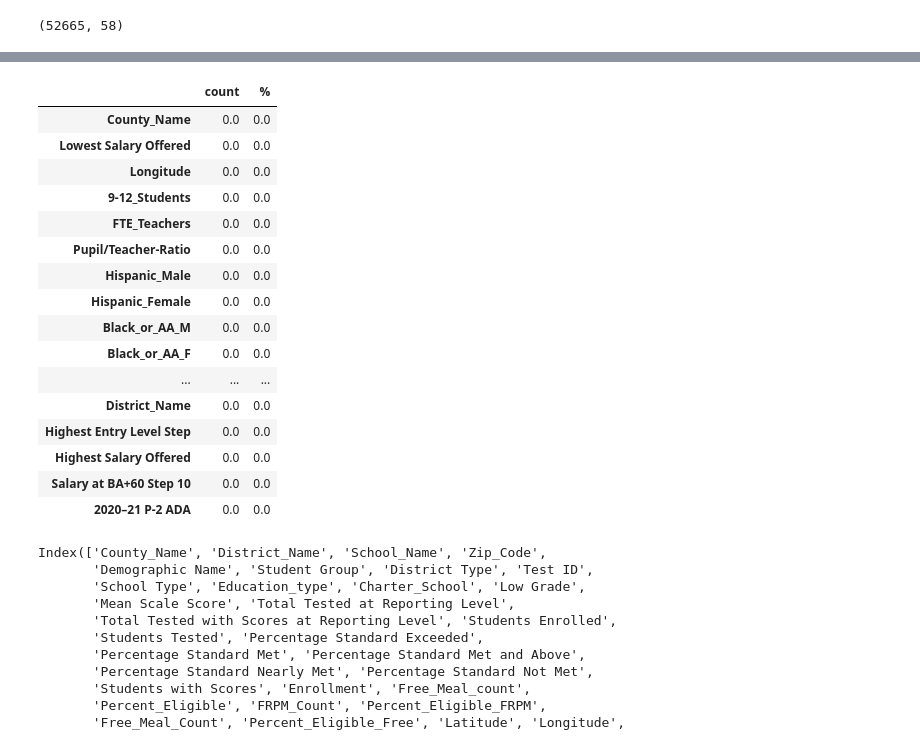
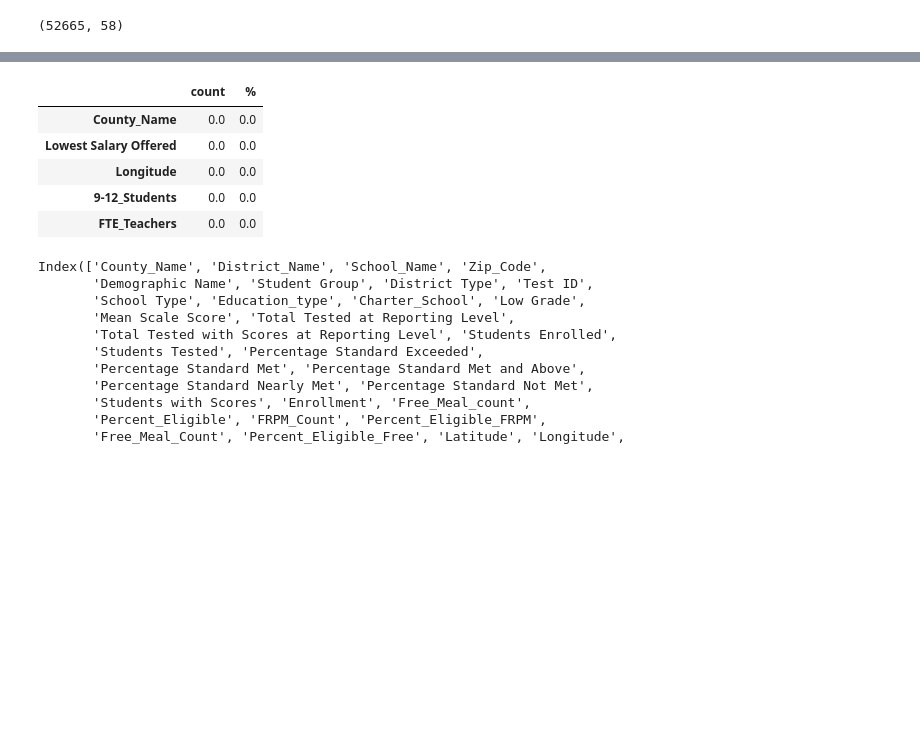
Before and after one commit to misterrustia/California_Testing_Analysis, a Jupyter notebook: notebooks/exploratory_data_analysis/Feature_selection_VIF.ipynb, the cells around one changed output, grey strips where cells are left out. Drawn from its saved outputs; the diff is of its cells as text; code cells hidden in the pictures; blank space fills up the shorter version.

```diff
--- a/notebooks/exploratory_data_analysis/Feature_selection_VIF.ipynb
+++ b/notebooks/exploratory_data_analysis/Feature_selection_VIF.ipynb
@@ -46,2 +30,4 @@ df[['Total_Students(No-AE)',
 # %%
-dfe= df[df['Grade']==11]
+## get only 11th grade scores
+dfe= df[df['Grade']==11].copy()
+dfe.shape
@@ -237,3 +159,41 @@ Name: Education_type, dtype: int64
+# %%
+model_df = dfe[[
+    # categorical features
+    'County_Name', 'District_Name', 'School_Name', 'Zip_Code',
+   'Demographic Name', 'Student Group','District Type','Test ID',
+       'School Type', 'Education_type', 'Charter_School',  'Low Grade',
+    # target y
+    'Mean Scale Score',
+    # continuous features
+    'Total Tested at Reporting Level',
+       'Total Tested with Scores at Reporting Level',
+               'Students Enrolled', 'Students Tested',
+       'Percentage Standard Exceeded', 'Percentage Standard Met',
+       'Percentage Standard Met and Above', 'Percentage Standard Nearly Met',
+       'Percentage Standard Not Met', 'Students with Scores',
+       'Enrollment', 'Free_Meal_count', 'Percent_Eligible',
+       'FRPM_Count', 'Percent_Eligible_FRPM',
+       'Free_Meal_Count', 'Percent_Eligible_Free',
+         'Latitude', 'Longitude',
+       '9-12_Students',
+       'FTE_Teachers', 'Pupil/Teacher-Ratio', 'Hispanic_Male',
+       'Hispanic_Female', 'Black_or_AA_M', 'Black_or_AA_F',
+       'Asian or Asian/Pacific Islander - male [Public School] 2020-21',
+       'Asian or Asian/Pacific Islander - female [Public School] 2020-21',
+                'Avg_21',
+        'Total Salary Schedule FTE', 'Lowest Salary Offered',
+       'Average Salary Paid', 'Highest Entry Level Step',
+       'Highest Salary Offered', 'Salary at BA+60 Step 10', '2020–21 P‑2 ADA',
+       '% Salary Change Over 2019–20', 'EDP 365', 'Current\nExpense ADA',
+       'Current\nExpense Per ADA', 'Estimated Total Population',
+       'Estimated Population 5-17', 'est_num_u17_pov', 'Grocery_3mile',
+       'Grocery_dist'
+               ]].copy()
 # %%
 model_df['District Type'] =model_df['District Type'].replace({
     'State Board of Education':'other','Non-School Locations':'other'})
+
+model_df['Education_type'] = model_df['Education_type'].replace({
+   'Community Day School':'other','Opportunity School':'other',
+    'Youth Authority School':'other','Special Education School':'other'
+})
@@ -447,27 +313,16 @@ See the caveats in the documentation: https://pandas.pydata.org/pandas-docs/stab
 # %%
 m = pd.DataFrame([model_df.isnull().sum(),100*model_df.isnull().mean()])
 m = m.T
 m.columns=['count', '%']
 m = m.sort_values(by='count',ascending=False)
-m.head(20)
+m.head(5)
 # %% [output]
 |  | count | % |
 | County_Name | 0.0 | 0.0 |
 | Lowest Salary Offered | 0.0 | 0.0 |
 | Longitude | 0.0 | 0.0 |
 | 9-12_Students | 0.0 | 0.0 |
 | FTE_Teachers | 0.0 | 0.0 |
-| Pupil/Teacher-Ratio | 0.0 | 0.0 |
-| Hispanic_Male | 0.0 | 0.0 |
-| Hispanic_Female | 0.0 | 0.0 |
-| Black_or_AA_M | 0.0 | 0.0 |
-| Black_or_AA_F | 0.0 | 0.0 |
-| ... | ... | ... |
-| District_Name | 0.0 | 0.0 |
-| Highest Entry Level Step | 0.0 | 0.0 |
-| Highest Salary Offered | 0.0 | 0.0 |
-| Salary at BA+60 Step 10 | 0.0 | 0.0 |
-| 2020–21 P‑2 ADA | 0.0 | 0.0 |
 # %%
 model_df.columns
 # %% [output]
```
Also changed, not shown: parts of 38 cells of this notebook, 1 other file.
